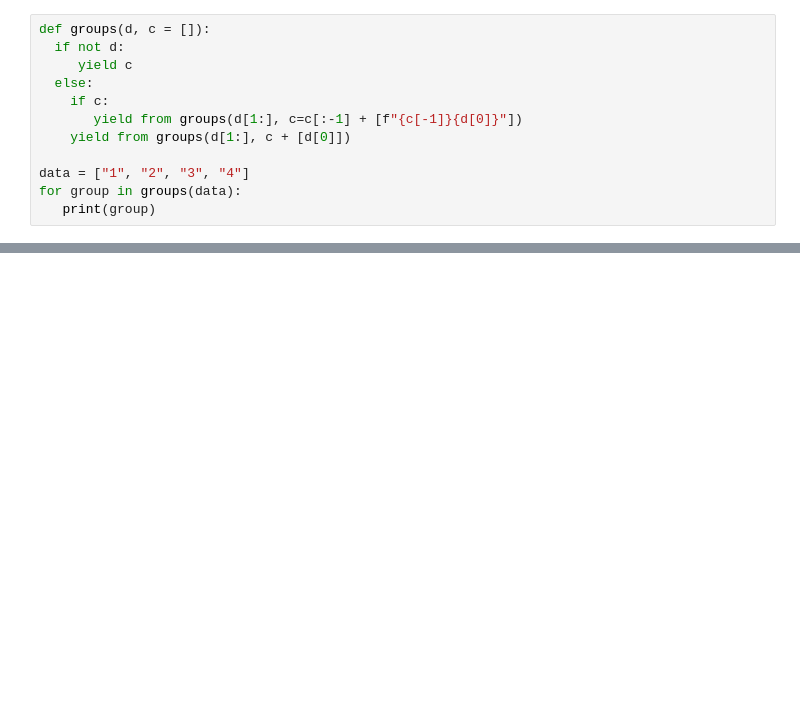
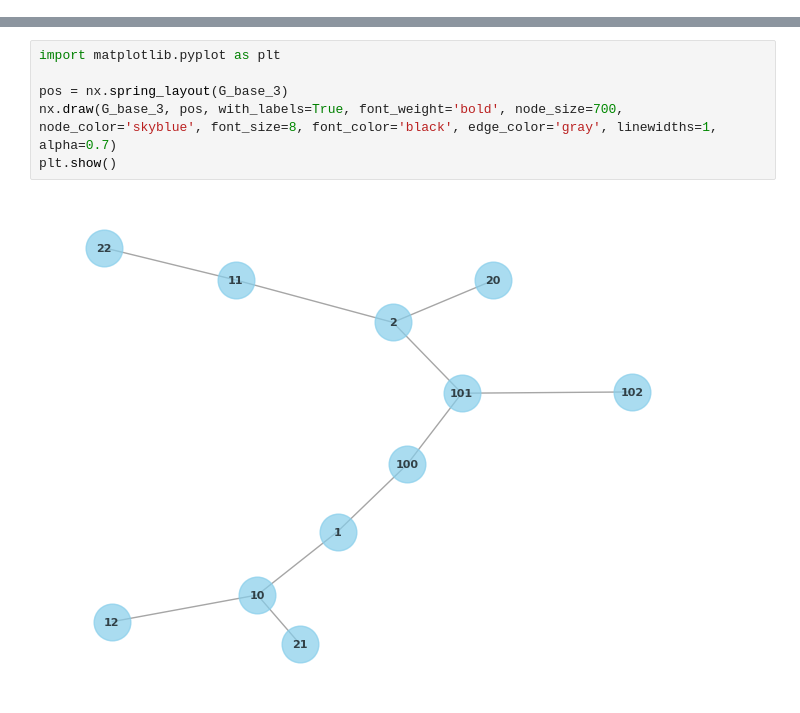
Before and after one commit to mondrasovic/competitive_programming, a Jupyter notebook: ProjectEuler/Problem_637_Flexible_Digit_Sum/solution.ipynb, the cells around one changed output, grey strips where cells are left out. Cells and saved outputs as stored; diff of their text form; blank space fills up the shorter version.

```diff
--- a/ProjectEuler/Problem_637_Flexible_Digit_Sum/solution.ipynb
+++ b/ProjectEuler/Problem_637_Flexible_Digit_Sum/solution.ipynb
@@ -53,12 +44,0 @@ np.base_repr(10, 10)
-# %%
-def groups(d, c = []):
-  if not d:
-     yield c
-  else:
-    if c:
-       yield from groups(d[1:], c=c[:-1] + [f"{c[-1]}{d[0]}"])
-    yield from groups(d[1:], c + [d[0]])
-
-data = ["1", "2", "3", "4"]
-for group in groups(data):
-   print(group)
@@ -73,0 +157,8 @@ for group in groups(data):
+# %%
+import matplotlib.pyplot as plt
+
+pos = nx.spring_layout(G_base_3)
+nx.draw(G_base_3, pos, with_labels=True, font_weight='bold', node_size=700, node_color='skyblue', font_size=8, font_color='black', edge_color='gray', linewidths=1, alpha=0.7)
+plt.show()
+# %% [output]
+[figure, added]
```
Also changed, not shown: parts of 6 cells of this notebook, 5 other files.
